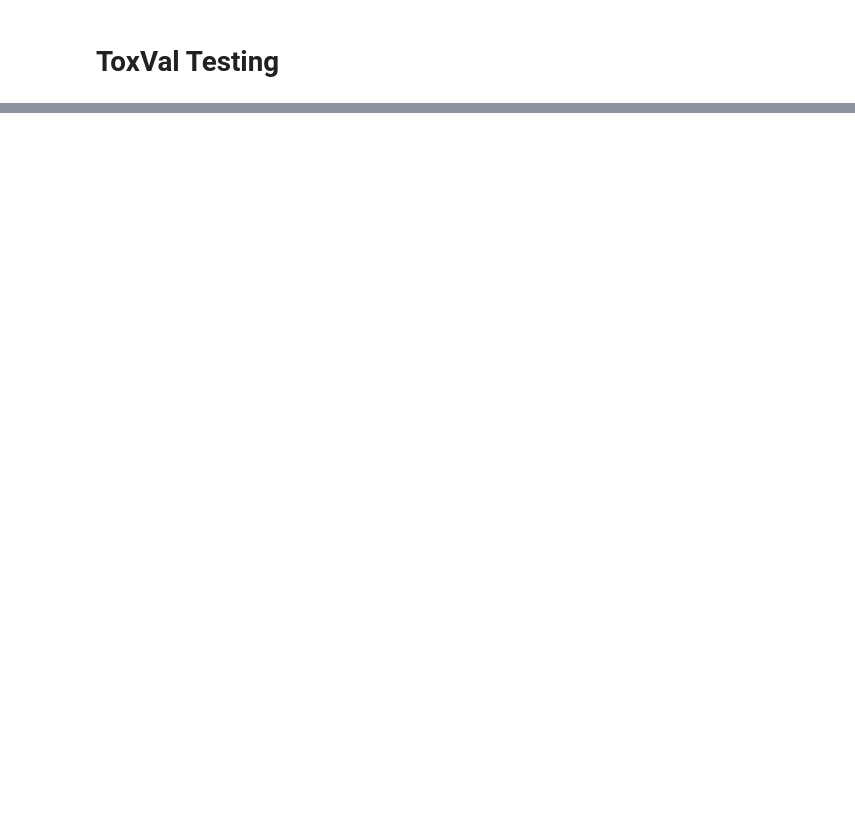
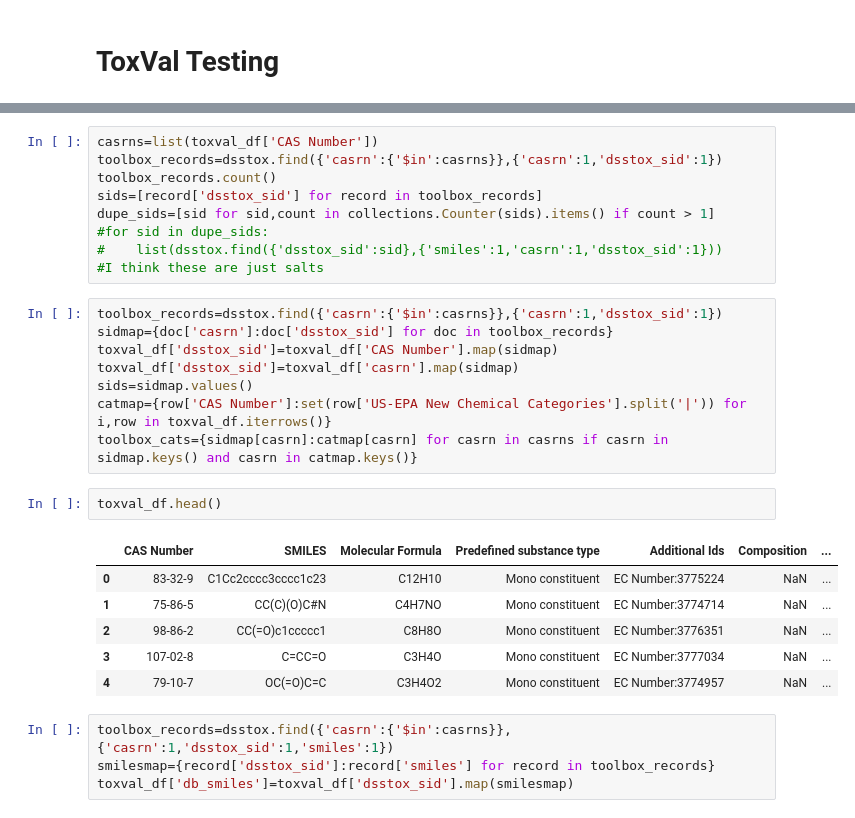
Before and after one commit to georgehelman/genra, a Jupyter notebook: notebooks/rax/rax-genra-epa-categories.ipynb, the cells around one changed output, grey strips where cells are left out. Drawn from its saved outputs; the diff is of its cells as text; blank space fills up the shorter version.

```diff
--- a/notebooks/rax/rax-genra-epa-categories.ipynb
+++ b/notebooks/rax/rax-genra-epa-categories.ipynb
@@ -257,0 +312,30 @@ toxval_df=pd.read_excel(DAT_DIR+'OECD_NCC_ToxVal.xlsx')
+# %%
+casrns=list(toxval_df['CAS Number'])
+toolbox_records=dsstox.find({'casrn':{'$in':casrns}},{'casrn':1,'dsstox_sid':1})
+toolbox_records.count()
+sids=[record['dsstox_sid'] for record in toolbox_records]
+dupe_sids=[sid for sid,count in collections.Counter(sids).items() if count > 1]
+#for sid in dupe_sids:
+#    list(dsstox.find({'dsstox_sid':sid},{'smiles':1,'casrn':1,'dsstox_sid':1}))
+#I think these are just salts
+# %%
+toolbox_records=dsstox.find({'casrn':{'$in':casrns}},{'casrn':1,'dsstox_sid':1})
+sidmap={doc['casrn']:doc['dsstox_sid'] for doc in toolbox_records}
+toxval_df['dsstox_sid']=toxval_df['CAS Number'].map(sidmap)
+toxval_df['dsstox_sid']=toxval_df['casrn'].map(sidmap)
+sids=sidmap.values()
+catmap={row['CAS Number']:set(row['US-EPA New Chemical Categories'].split('|')) for i,row in toxval_df.iterrows()}
+toolbox_cats={sidmap[casrn]:catmap[casrn] for casrn in casrns if casrn in sidmap.keys() and casrn in catmap.keys()}
+# %%
+toxval_df.head()
+# %% [output]
+|  | CAS Number | SMILES | Molecular Formula | Predefined substance type | Additional Ids | Composition | ... |
+| 0 | 83-32-9 | C1Cc2cccc3cccc1c23 | C12H10 | Mono constituent | EC Number:3775224 | NaN | ... |
+| 1 | 75-86-5 | CC(C)(O)C#N | C4H7NO | Mono constituent | EC Number:3774714 | NaN | ... |
+| 2 | 98-86-2 | CC(=O)c1ccccc1 | C8H8O | Mono constituent | EC Number:3776351 | NaN | ... |
+| 3 | 107-02-8 | C=CC=O | C3H4O | Mono constituent | EC Number:3777034 | NaN | ... |
+| 4 | 79-10-7 | OC(=O)C=C | C3H4O2 | Mono constituent | EC Number:3774957 | NaN | ... |
+# %%
+toolbox_records=dsstox.find({'casrn':{'$in':casrns}},{'casrn':1,'dsstox_sid':1,'smiles':1})
+smilesmap={record['dsstox_sid']:record['smiles'] for record in toolbox_records}
+toxval_df['db_smiles']=toxval_df['dsstox_sid'].map(smilesmap)
```
Also changed, not shown: parts of 55 cells of this notebook.
